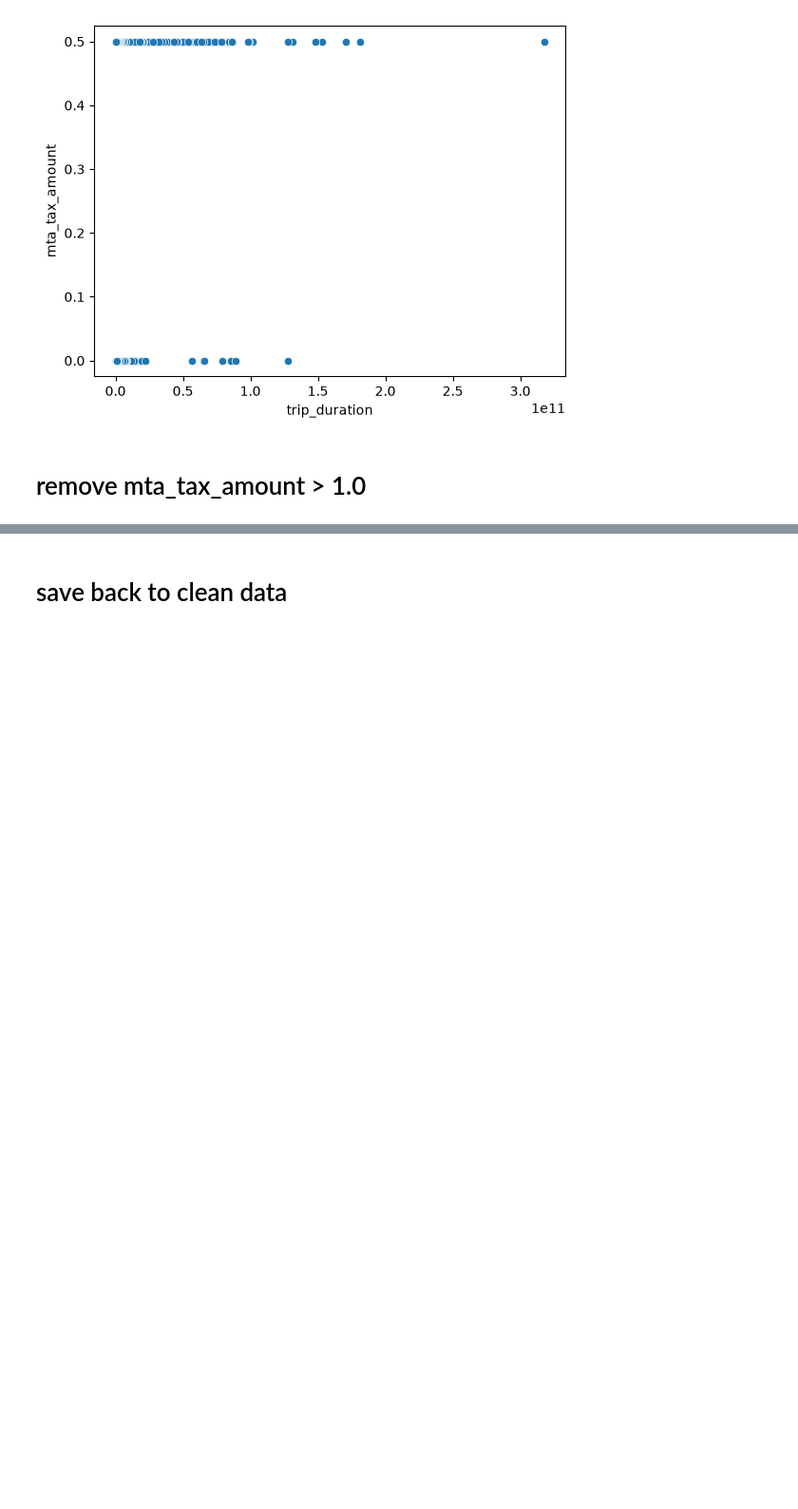
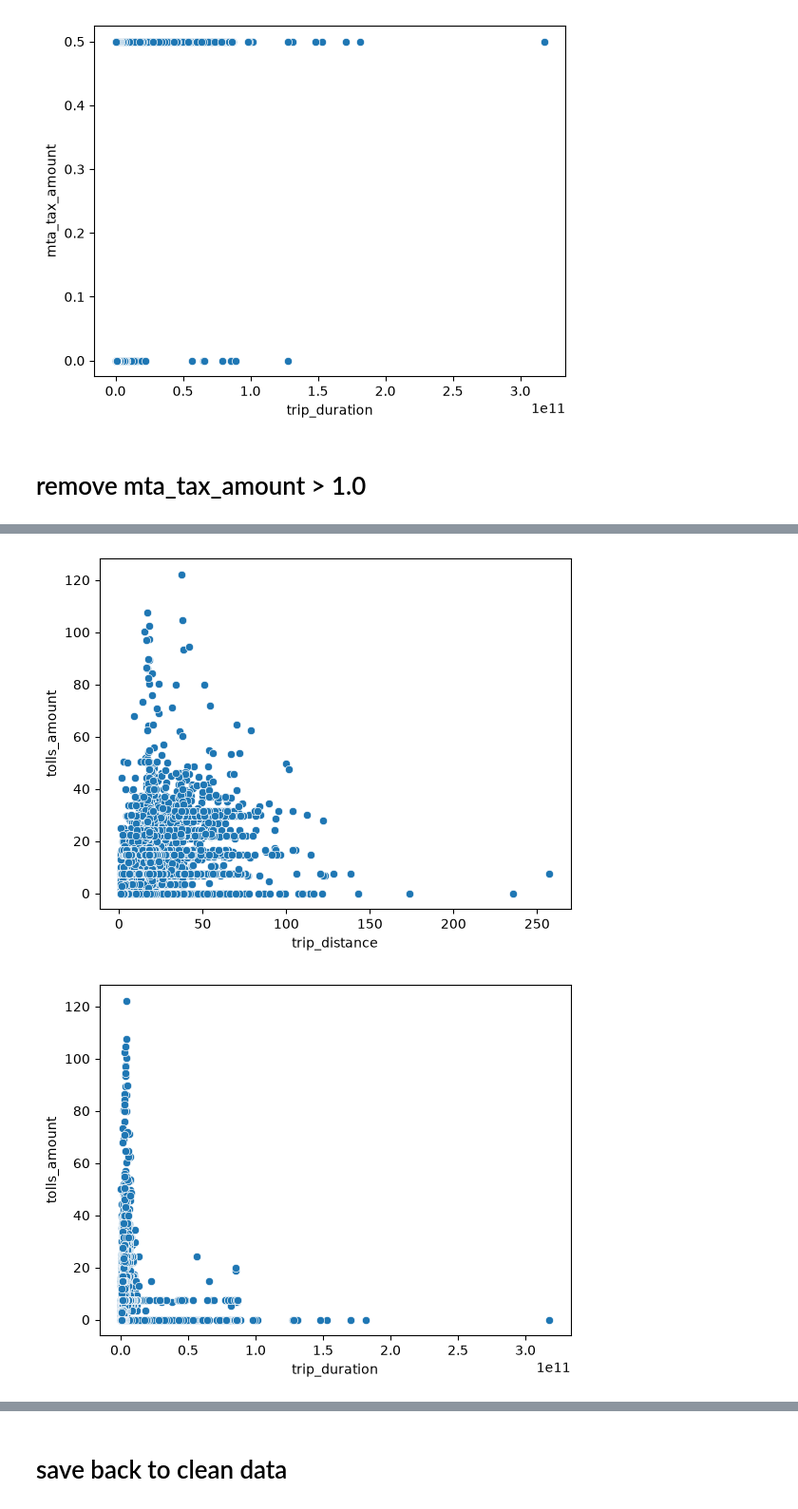
Before and after one commit to anirban2005143a/NYC-TLC-Analysis, a Jupyter notebook: data/data_processing/clean_surcharge_amounts.ipynb, the cells around one changed output, grey strips where cells are left out. Shown at 95% size. Drawn from its saved outputs; the diff is of its cells as text; code cells hidden in the pictures; blank space fills up the shorter version.

```diff
--- a/data/data_processing/clean_surcharge_amounts.ipynb
+++ b/data/data_processing/clean_surcharge_amounts.ipynb
@@ -78,0 +168,2 @@ np.float64(532.9509267807007)
+# %%
+df = df[df['tip_amount'] < 100]
@@ -78,0 +212,5 @@ np.float64(532.9509267807007)
+# %%
+df["non_cc_positive_tip"] = (
+    (df["payment_type"] != 1) &
+    (df["tip_amount"] > 0)
+)
@@ -78,0 +229,3 @@ np.float64(532.9509267807007)
+# %%
+df['tip_amount'] = df['tip_amount'].astype('float32')
+df['non_cc_positive_tip'] = df['non_cc_positive_tip'].astype('boolean')
@@ -78,0 +253,19 @@ np.float64(532.9509267807007)
+# %%
+sns.scatterplot(
+    y = df['tolls_amount'],
+    x = df['trip_distance']
+)
+plt.show()
+sns.scatterplot(
+    y = df['tolls_amount'],
+    x = df['trip_duration']
+)
+plt.show()
+sns.scatterplot(
+    y = df['tolls_amount'],
+    x = df['fare_amount']
+)
+plt.show()
+# %% [output]
+[figure, added]
+[figure, added]
```
Also changed, not shown: parts of 59 cells of this notebook, 10 other files.
